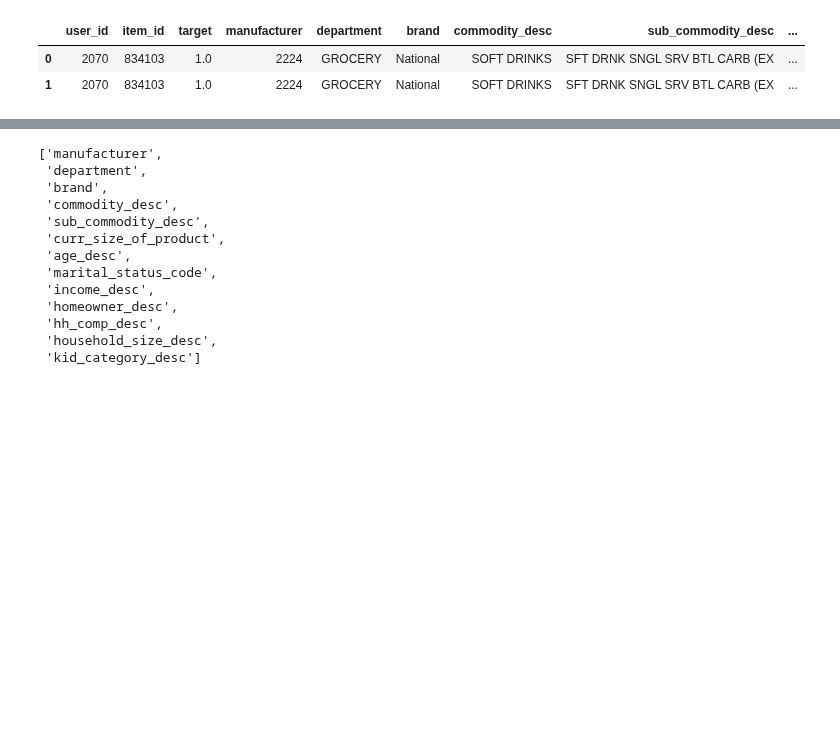
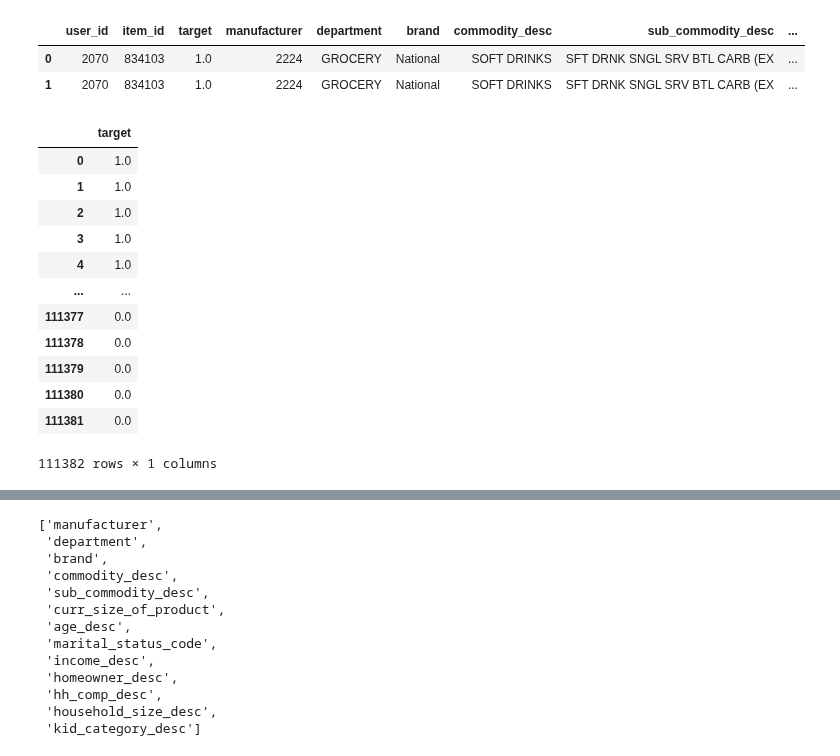
Before and after one commit to evelisko/GB_RegSys, a Jupyter notebook: Lesson_6/HW_RS_Lesson_6.ipynb, the cells around one changed output, grey strips where cells are left out. Saved outputs shown, nothing was run; the diff lists cells and outputs as text; code cells hidden in the pictures; blank space fills up the shorter version.

```diff
--- a/Lesson_6/HW_RS_Lesson_6.ipynb
+++ b/Lesson_6/HW_RS_Lesson_6.ipynb
@@ -270,6 +312,24 @@ targets_lvl_2.head(2)
 # %%
 X_train = targets_lvl_2.drop('target', axis=1)
 y_train = targets_lvl_2[['target']]
+# %%
+y_train = y_train['target'].values
+# %%
+y_train
+# %% [output]
+|  | target |
+| 0 | 1.0 |
+| 1 | 1.0 |
+| 2 | 1.0 |
+| 3 | 1.0 |
+| 4 | 1.0 |
+| ... | ... |
+| 111377 | 0.0 |
+| 111378 | 0.0 |
+| 111379 | 0.0 |
+| 111380 | 0.0 |
+| 111381 | 0.0 |
+111382 rows × 1 columns
 # %%
 X_train
 # %% [output]
```
Also changed, not shown: parts of 22 cells of this notebook.
